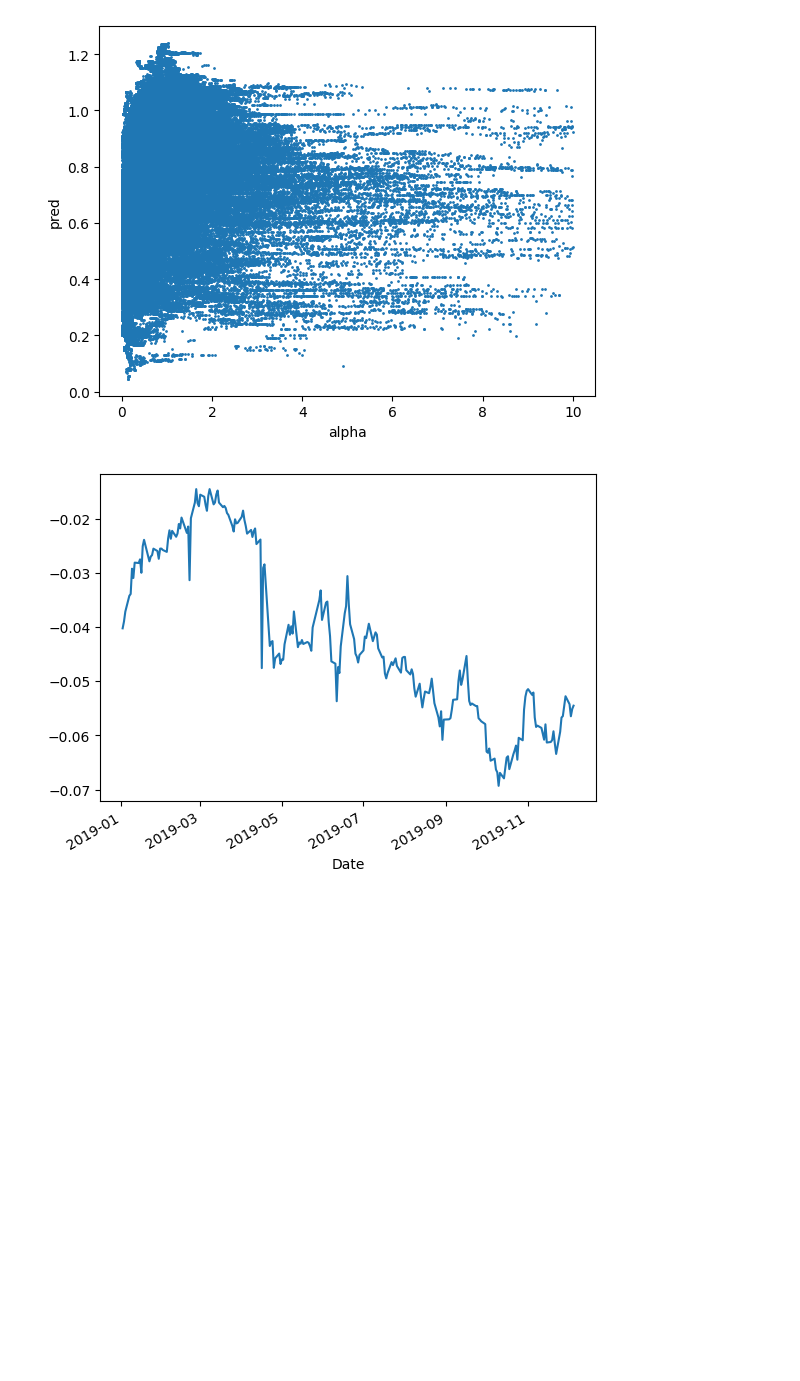
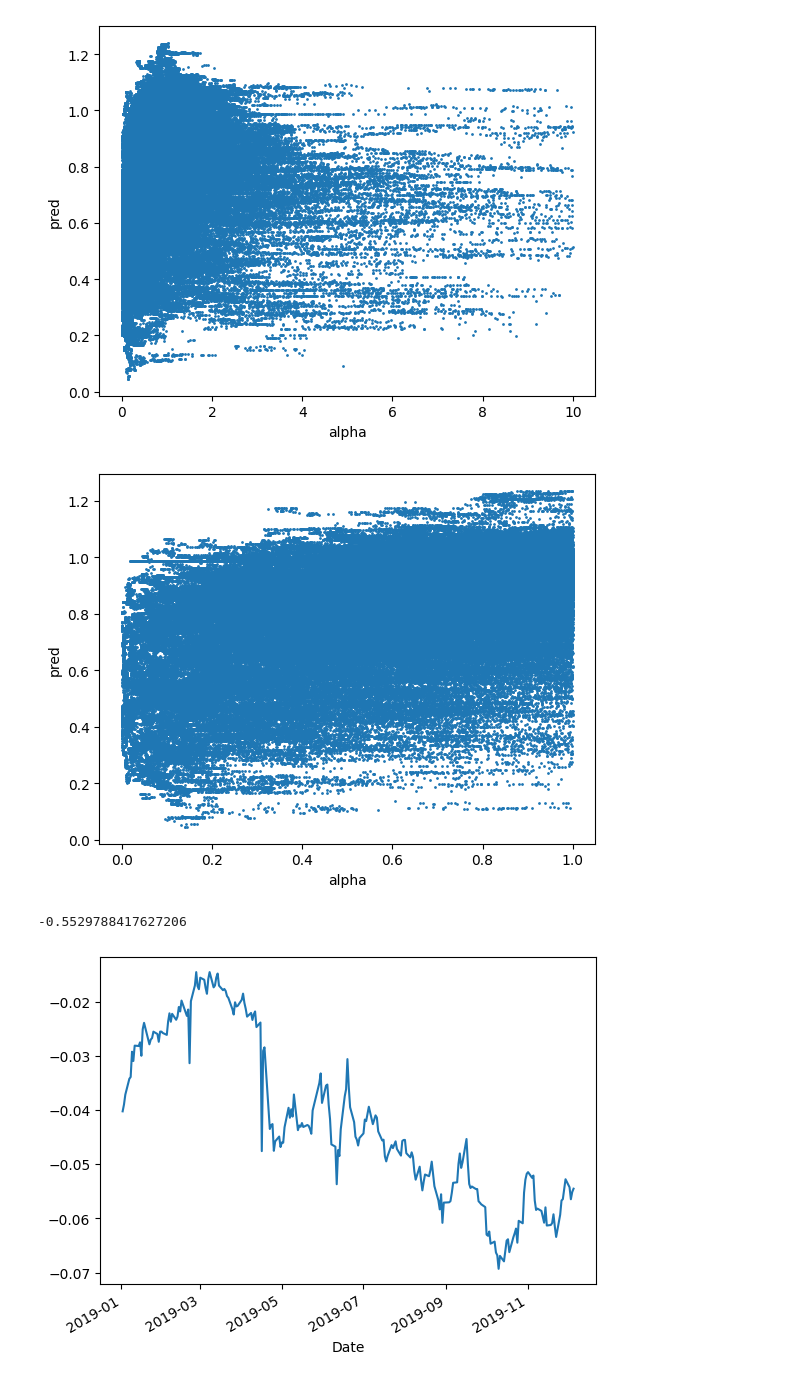
Before and after one commit to dllllb/finexp, a Jupyter notebook: basepred.ipynb, the cells around one changed output. Saved outputs shown, nothing was run; the diff lists cells and outputs as text; code cells hidden in the pictures; blank space fills up the shorter version.

Commit message:
scatter+++

```diff
--- a/basepred.ipynb
+++ b/basepred.ipynb
@@ -117,6 +113,14 @@ test_p[test_p.alpha < 30].plot.scatter('alpha', 'pred', 1);
 test_p[test_p.alpha < 10].plot.scatter('alpha', 'pred', 1);
 # %% [output]
 [figure]
+# %%
+test_p[test_p.alpha < 1].plot.scatter('alpha', 'pred', 1);
+# %% [output]
+[figure, added]
+# %%
+m.score(test[test.alpha < 1].drop(columns='alpha'), test[test.alpha < 1].alpha)
+# %% [output]
+-0.5529788417627206
 # %%
 from sklearn.metrics import r2_score
 
```
Also changed, not shown: parts of 2 cells of this notebook.
